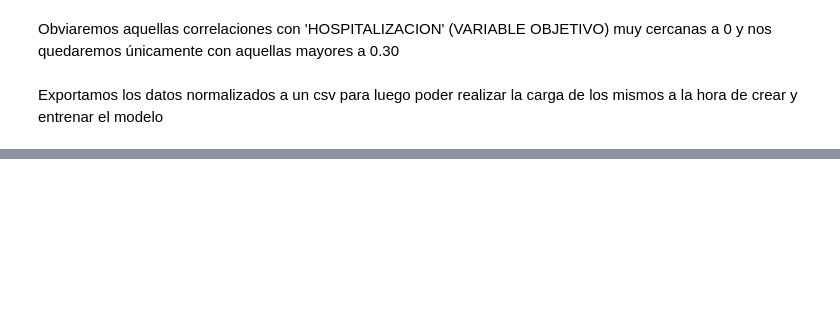
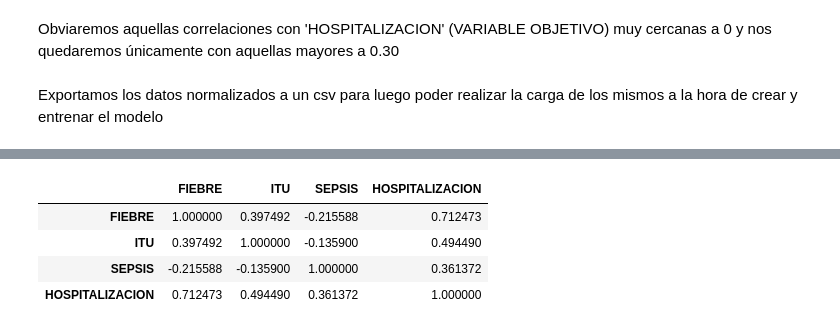
Before and after one commit to whipped-coffee/M06-Proyecto-Integrador-Machine-Learning, a Jupyter notebook: EDA.ipynb, the cells around one changed output, grey strips where cells are left out. Cells and saved outputs as stored; diff of their text form; code cells hidden in the pictures; blank space fills up the shorter version.

```diff
--- a/OriginalData/EDA.ipynb
+++ b/EDA.ipynb
@@ -172,0 +182,16 @@ dataNorm.to_csv('../data/Hospitales_Normalizados.csv', index = False)
+# %%
+nuevos = dataNorm.loc[dataNorm['HOSPITALIZACION'] == 1]
+sample = nuevos.sample(23)
+df2 = pd.concat([dataNorm, sample])
+
+for i in range(0, 13):
+    sample_p = df2.loc[df2['HOSPITALIZACION'] == 1].sample(23)
+    sample_n = df2.loc[df2['HOSPITALIZACION'] == 0].sample(1)
+    df2 = pd.concat([df2, sample_p, sample_n])
+# %%
+only_itu = df2.loc[df2['ITU'] == 1].sample(38)
+only_itu['FIEBRE'] = 0
+
+only_sepsis = df2.loc[df2['SEPSIS'] == 1].sample(33)
+
+df2 = pd.concat([df2, only_itu, only_sepsis])
@@ -172,0 +214,9 @@ dataNorm.to_csv('../data/Hospitales_Normalizados.csv', index = False)
+# %%
+mapa = df2.corr(numeric_only= True)
+mapa.style.background_gradient(cmap='coolwarm')
+# %% [output]
+|  | FIEBRE | ITU | SEPSIS | HOSPITALIZACION |
+| FIEBRE | 1.000000 | 0.397492 | -0.215588 | 0.712473 |
+| ITU | 0.397492 | 1.000000 | -0.135900 | 0.494490 |
+| SEPSIS | -0.215588 | -0.135900 | 1.000000 | 0.361372 |
+| HOSPITALIZACION | 0.712473 | 0.494490 | 0.361372 | 1.000000 |
```
Also changed, not shown: parts of 6 cells of this notebook.
